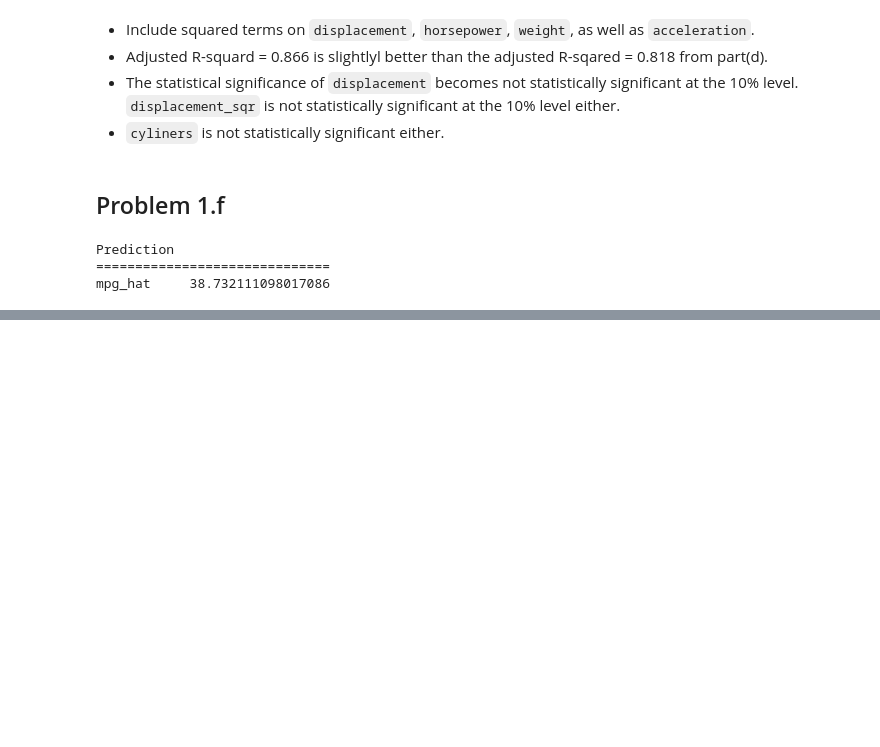
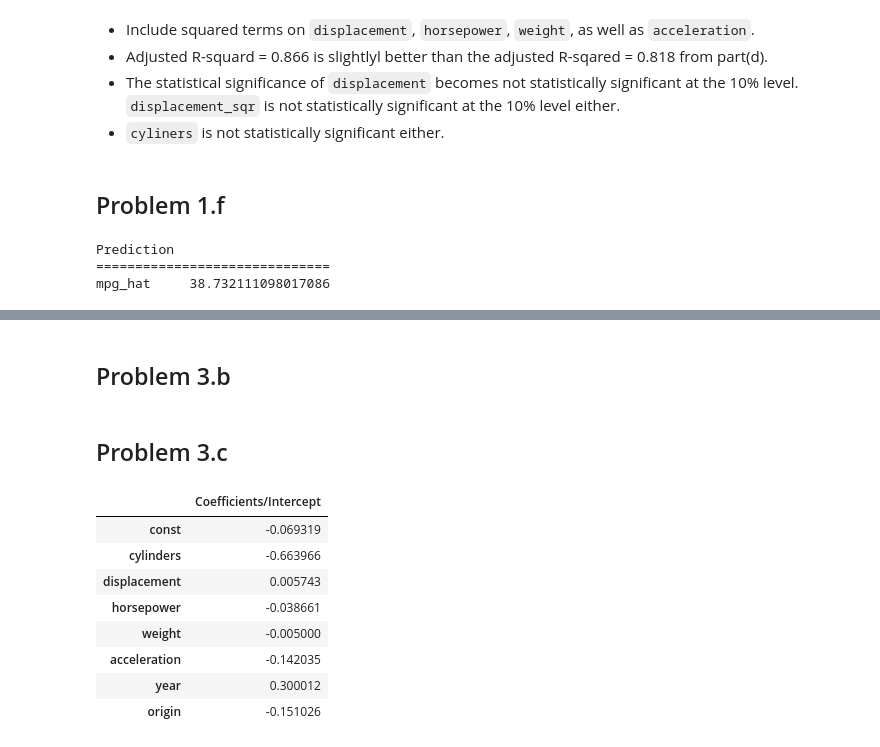
Before and after one commit to luxin-tian/persp-model-econ_w20, a Jupyter notebook: ProblemSets/PS6/PS6_answer.ipynb, the cells around one changed output, grey strips where cells are left out. Saved outputs shown, nothing was run; the diff lists cells and outputs as text; code cells hidden in the pictures; blank space fills up the shorter version.

```diff
--- a/ProblemSets/PS6/PS6_answer.ipynb
+++ b/ProblemSets/PS6/PS6_answer.ipynb
@@ -140,0 +262,2 @@ mpg_hat     38.732111098017086
+# %% [markdown]
+## Problem 3.b
@@ -140,0 +268,2 @@ mpg_hat     38.732111098017086
+# %% [markdown]
+## Problem 3.c
@@ -140,0 +274,15 @@ mpg_hat     38.732111098017086
+# %%
+# Print the results
+names = X.columns.tolist()
+coefs = logit_model_fit_train.coef_[0].tolist()
+pd.DataFrame(coefs, columns=['Coefficients/Intercept'], index=names)
+# %% [output]
+|  | Coefficients/Intercept |
+| const | -0.069319 |
+| cylinders | -0.663966 |
+| displacement | 0.005743 |
+| horsepower | -0.038661 |
+| weight | -0.005000 |
+| acceleration | -0.142035 |
+| year | 0.300012 |
+| origin | -0.151026 |
```
Also changed, not shown: parts of 37 cells of this notebook.
